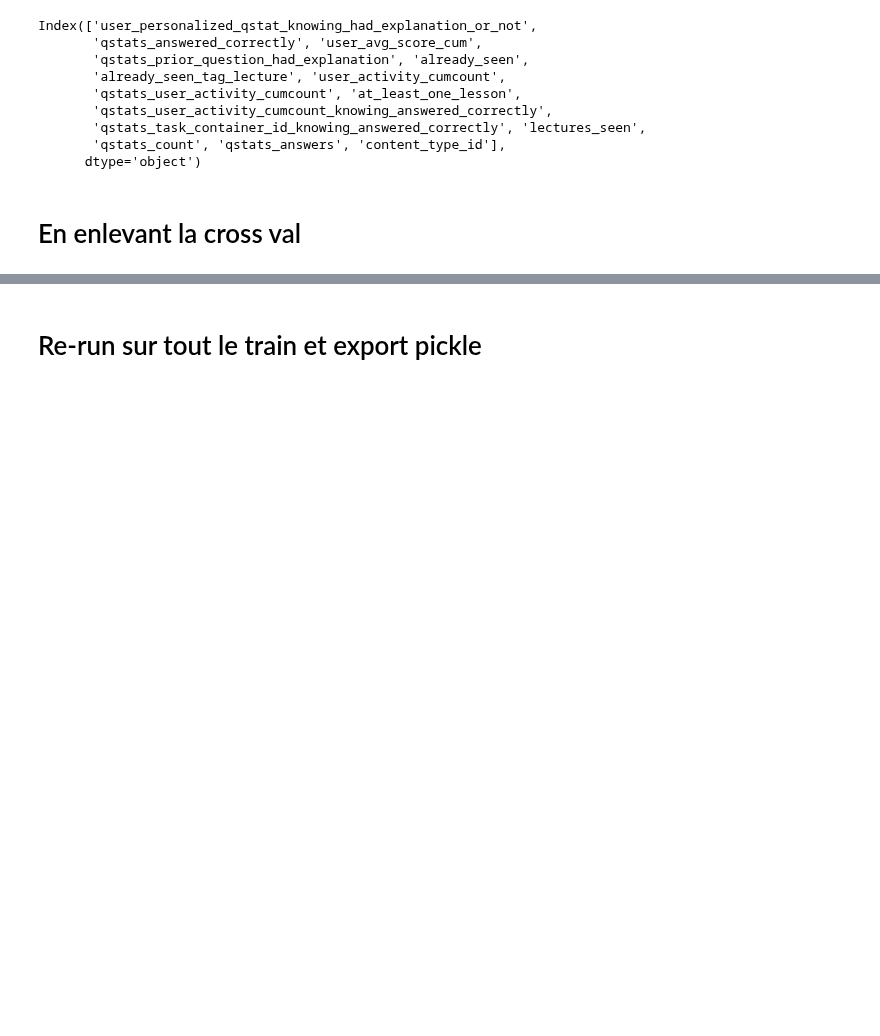
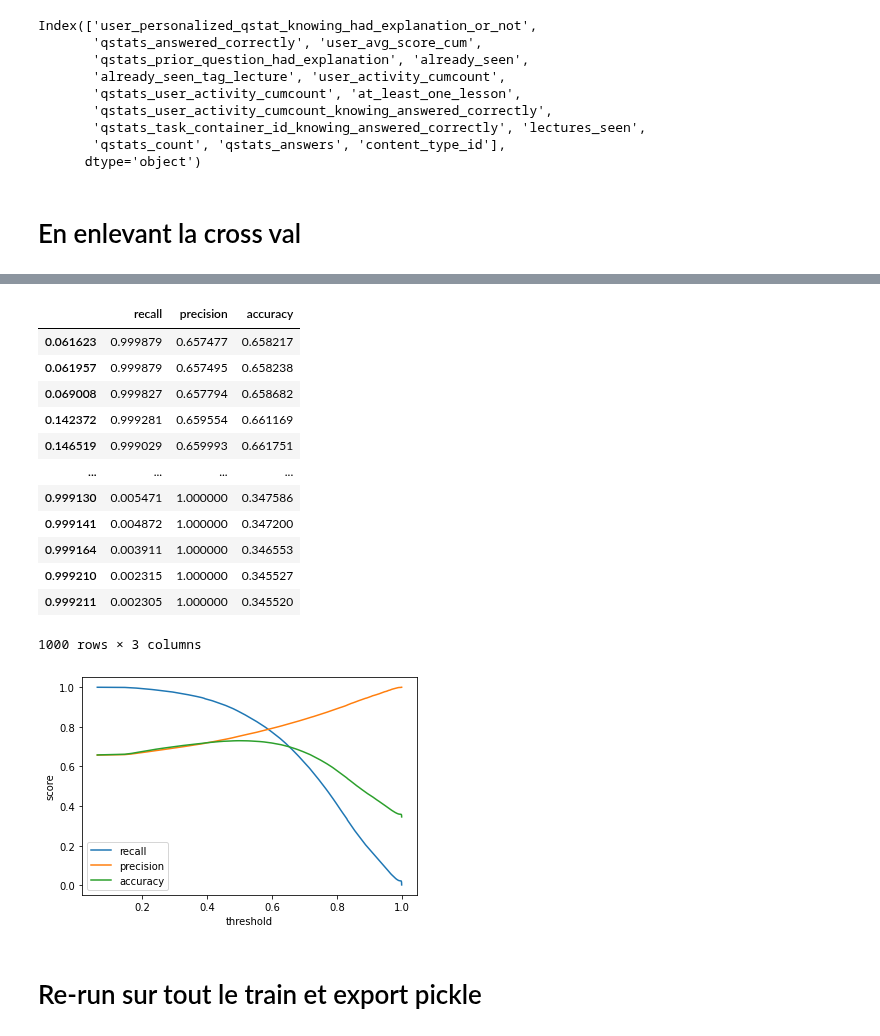
Before and after one commit to YohannD/riiid_final_project, a Jupyter notebook: notebooks/tm_xgboost.ipynb, the cells around one changed output, grey strips where cells are left out. Saved outputs shown, nothing was run; the diff lists cells and outputs as text; code cells hidden in the pictures; blank space fills up the shorter version.

```diff
--- a/notebooks/tm_xgboost.ipynb
+++ b/notebooks/tm_xgboost.ipynb
@@ -171,3 +222,40 @@ array([0.74222709, 0.06279859, 0.00116907, 0.00843532, 0.09884094,
+# %%
+thresholds=df_threshold.index.to_list()
+# %%
+accuracies=[]
+for thres in thresholds:
+    accuracies.append(accuracy_score(y_test, y_pred[:,1]>thres))
+# %%
+df_threshold['accuracy']=accuracies
+# %%
+df_threshold=df_threshold.sort_index(axis=0)
+# %%
+#Computing the minimum threshold, considering required precision
+#required_precision = 0.9
+#minimum_required_threshold= df_threshold[df_threshold['precision']>required_precision].index[0]
+
+df_threshold.plot()
+#plt.plot([0,1],[required_precision,required_precision])
+#plt.plot([minimum_required_threshold,minimum_required_threshold],[0,1])
+plt.xlabel('threshold')
+plt.xlabel('threshold')
+plt.ylabel('score')
+df_threshold
+# %% [output]
+|  | recall | precision | accuracy |
+| 0.061623 | 0.999879 | 0.657477 | 0.658217 |
+| 0.061957 | 0.999879 | 0.657495 | 0.658238 |
+| 0.069008 | 0.999827 | 0.657794 | 0.658682 |
+| 0.142372 | 0.999281 | 0.659554 | 0.661169 |
+| 0.146519 | 0.999029 | 0.659993 | 0.661751 |
+| ... | ... | ... | ... |
+| 0.999130 | 0.005471 | 1.000000 | 0.347586 |
+| 0.999141 | 0.004872 | 1.000000 | 0.347200 |
+| 0.999164 | 0.003911 | 1.000000 | 0.346553 |
+| 0.999210 | 0.002315 | 1.000000 | 0.345527 |
+| 0.999211 | 0.002305 | 1.000000 | 0.345520 |
+1000 rows × 3 columns
+[figure, added]
 # %% [markdown]
 # Re-run sur tout le train et export pickle
 # %%
```
Also changed, not shown: parts of 26 cells of this notebook, 7 other files.
